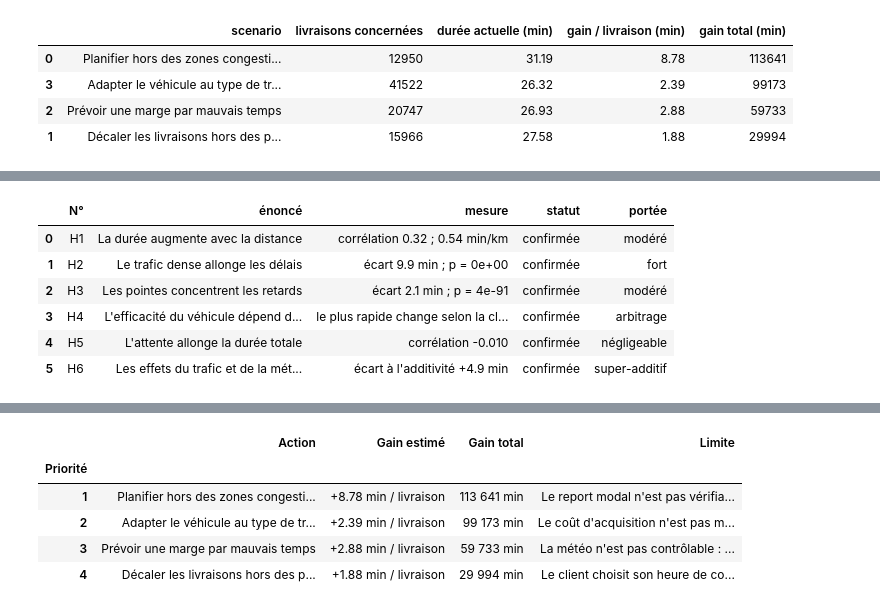
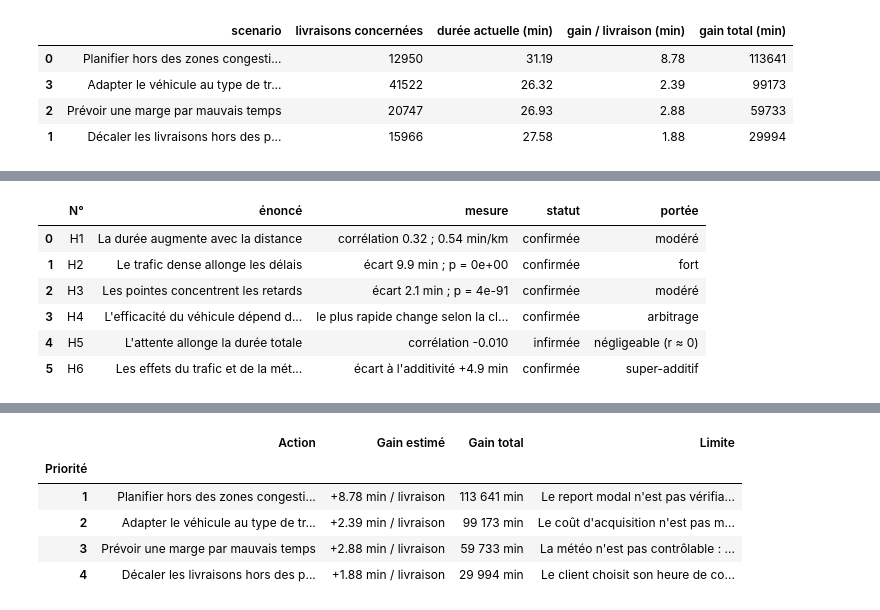
Before and after one commit to chel42/transport-logistique-ds, a Jupyter notebook: notebooks/analyse_delais_livraison.ipynb, the cells around one changed output, grey strips where cells are left out. Cells and saved outputs as stored; diff of their text form; code cells hidden in the pictures.

```diff
--- a/notebooks/analyse_delais_livraison.ipynb
+++ b/notebooks/analyse_delais_livraison.ipynb
@@ -442,13 +533,17 @@ ORDRE_TRANCHES = ["Nuit", "Matin", "Midi", "Apres-midi", "Soir"]
 
 def par_categorie(colonne, ordre=None, cible="duree"):
     """Synthèse par catégorie : effectif, durée moyenne, taux de retard."""
-    synthese = donnees.groupby(colonne, observed=True).agg(
-        nombre=(cible, "count"),
-        duree_moyenne=(cible, "mean"),
-        duree_mediane=(cible, "median"),
-        taux_retard=("en_retard", lambda x: 100 * x.mean()),
-        minutes_perdues=("minutes_perdues", "mean"),
-    ).round(2)
+    synthese = (
+        donnees.groupby(colonne, observed=True)
+        .agg(
+            nombre=(cible, "count"),
+            duree_moyenne=(cible, "mean"),
+            duree_mediane=(cible, "median"),
+            taux_retard=("en_retard", lambda x: 100 * x.mean()),
+            minutes_perdues=("minutes_perdues", "mean"),
+        )
+        .round(2)
+    )
     if ordre is not None:
         synthese = synthese.reindex([o for o in ordre if o in synthese.index])
     return synthese
@@ -1170,32 +1616,68 @@ Cinq mesures complèteraient l'étude :
 # %%
-ecart_heure = (par_tranche.loc["Soir", "duree_moyenne"]
-               - par_tranche.loc["Matin", "duree_moyenne"])
+ecart_heure = (
+    par_tranche.loc["Soir", "duree_moyenne"] - par_tranche.loc["Matin", "duree_moyenne"]
+)
 ecart_pointe = pointe.mean() - autres.mean()
-ecart_distance = (par_distance.loc["10-20 km", "duree_moyenne"]
-                  - par_distance.loc["< 2 km", "duree_moyenne"])
+ecart_distance = (
+    par_distance.loc["10-20 km", "duree_moyenne"]
+    - par_distance.loc["< 2 km", "duree_moyenne"]
+)
 
-hypotheses = pd.DataFrame([
-    ("H1", "La durée augmente avec la distance",
-     f"corrélation {correlation_distance:.2f} ; {pente:.2f} min/km", "confirmée", "modéré"),
-    ("H2", "Le trafic dense allonge les délais",
-     f"écart {ecart_trafic:.1f} min ; p = {p_trafic:.0e}", "confirmée", "fort"),
-    ("H3", "Les pointes concentrent les retards",
-     f"écart {ecart_pointe:.1f} min ; p = {test_pointe.pvalue:.0e}", "confirmée", "modéré"),
-    ("H4", "L'efficacité du véhicule dépend du contexte",
-     "le plus rapide change selon la classe de distance", "confirmée", "arbitrage"),
-    ("H5", "L'attente allonge la durée totale",
-     f"corrélation {correlation_attente:.3f}", "confirmée", "négligeable"),
-    ("H6", "Les effets du trafic et de la météo se cumulent",
-     f"écart à l'additivité {duree_cumul - duree_prevue:+.1f} min", "confirmée", "super-additif"),
-], columns=["N°", "énoncé", "mesure", "statut", "portée"])
+hypotheses = pd.DataFrame(
+    [
+        (
+            "H1",
+            "La durée augmente avec la distance",
+            f"corrélation {correlation_distance:.2f} ; {pente:.2f} min/km",
+            "confirmée",
+            "modéré",
+        ),
+        (
+            "H2",
+            "Le trafic dense allonge les délais",
+            f"écart {ecart_trafic:.1f} min ; p = {p_trafic:.0e}",
+            "confirmée",
+            "fort",
+        ),
+        (
+            "H3",
+            "Les pointes concentrent les retards",
+            f"écart {ecart_pointe:.1f} min ; p = {test_pointe.pvalue:.0e}",
+            "confirmée",
+            "modéré",
+        ),
+        (
+            "H4",
+            "L'efficacité du véhicule dépend du contexte",
+            "le plus rapide change selon la classe de distance",
+            "confirmée",
+            "arbitrage",
+        ),
+        (
+            "H5",
+            "L'attente allonge la durée totale",
+            f"corrélation {correlation_attente:.3f}",
+            "infirmée",
+            "négligeable (r ≈ 0)",
+        ),
+        (
+            "H6",
+            "Les effets du trafic et de la météo se cumulent",
+            f"écart à l'additivité {duree_cumul - duree_prevue:+.1f} min",
+            "confirmée",
+            "super-additif",
+        ),
+    ],
+    columns=["N°", "énoncé", "mesure", "statut", "portée"],
+)
 
 hypotheses
 # %% [output]
 |  | N° | énoncé | mesure | statut | portée |
 | 0 | H1 | La durée augmente avec la distance | corrélation 0.32 ; 0.54 min/km | confirmée | modéré |
 | 1 | H2 | Le trafic dense allonge les délais | écart 9.9 min ; p = 0e+00 | confirmée | fort |
 | 2 | H3 | Les pointes concentrent les retards | écart 2.1 min ; p = 4e-91 | confirmée | modéré |
 | 3 | H4 | L'efficacité du véhicule dépend d... | le plus rapide change selon la cl... | confirmée | arbitrage |
-| 4 | H5 | L'attente allonge la durée totale | corrélation -0.010 | confirmée | négligeable |
+| 4 | H5 | L'attente allonge la durée totale | corrélation -0.010 | infirmée | négligeable (r ≈ 0) |
 | 5 | H6 | Les effets du trafic et de la mét... | écart à l'additivité +4.9 min | confirmée | super-additif |
 # %% [markdown]
```
Also changed, not shown: parts of 63 cells of this notebook, 7 other files.
